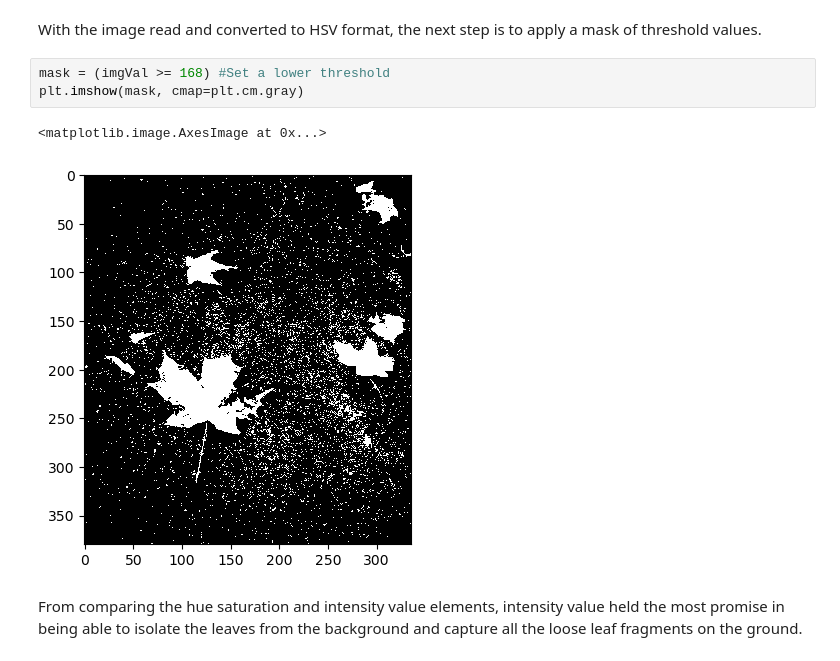
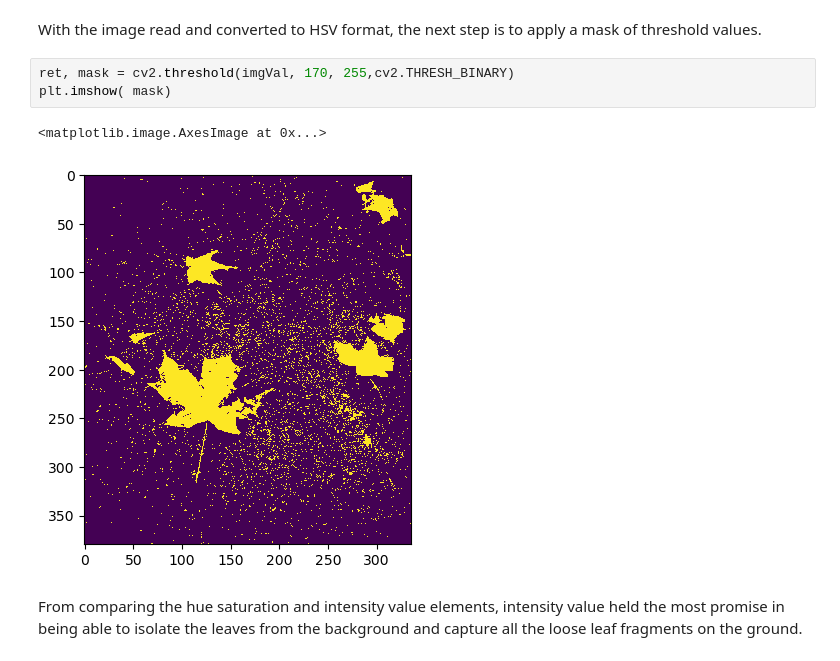
Before and after one commit to Neelxm10/cv-lab3, a Jupyter notebook: cv-lab3.ipynb, the cells around one changed output. Drawn from its saved outputs; the diff is of its cells as text.

```diff
--- a/cv-lab3.ipynb
+++ b/cv-lab3.ipynb
@@ -53,12 +53,12 @@ plt.show()
 [figure]
 # %% [markdown]
 With the image read and converted to HSV format, the next step is to apply a mask of threshold values.
-# %%
-mask = (imgVal >= 168) #Set a lower threshold
-plt.imshow(mask, cmap=plt.cm.gray)
-# %% [output]
-<matplotlib.image.AxesImage at 0x...>
-[figure, removed]
+# %%
+ret, mask = cv2.threshold(imgVal, 170, 255,cv2.THRESH_BINARY)
+plt.imshow( mask)
+# %% [output]
+<matplotlib.image.AxesImage at 0x...>
+[figure, added]
 # %% [markdown]
 From comparing the hue saturation and intensity value elements, intensity value held the most promise in being able to isolate the leaves from the background and capture all the loose leaf fragments on the ground.
 # %% [markdown]
```
Also changed, not shown: parts of 4 cells of this notebook.
